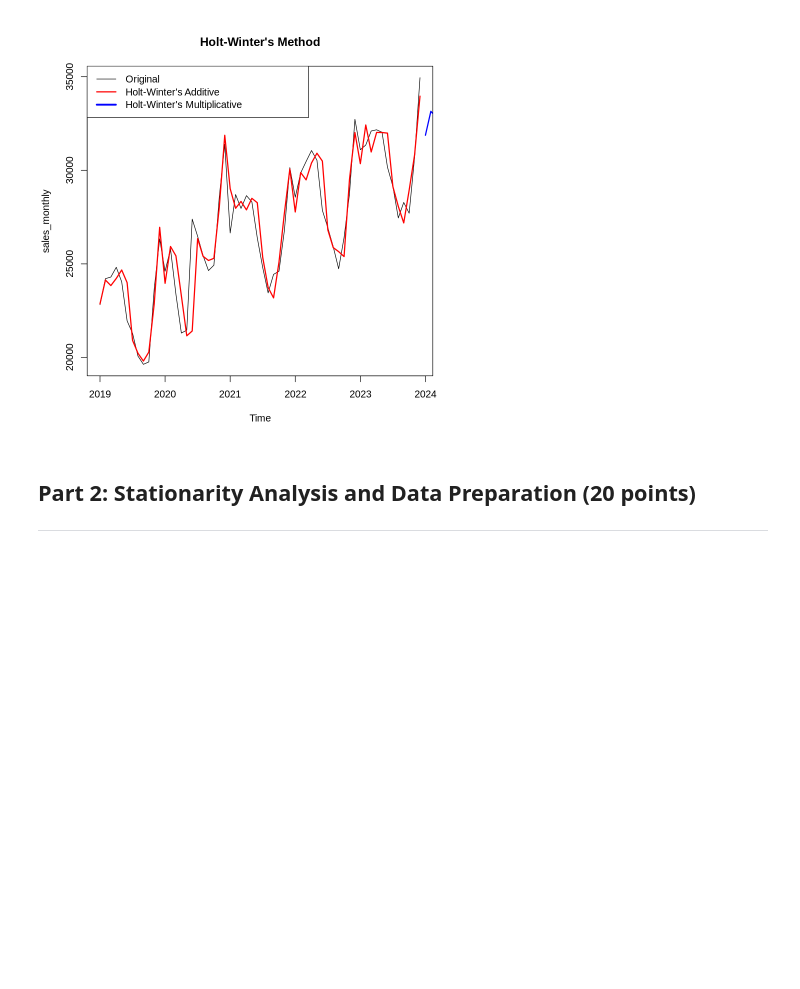
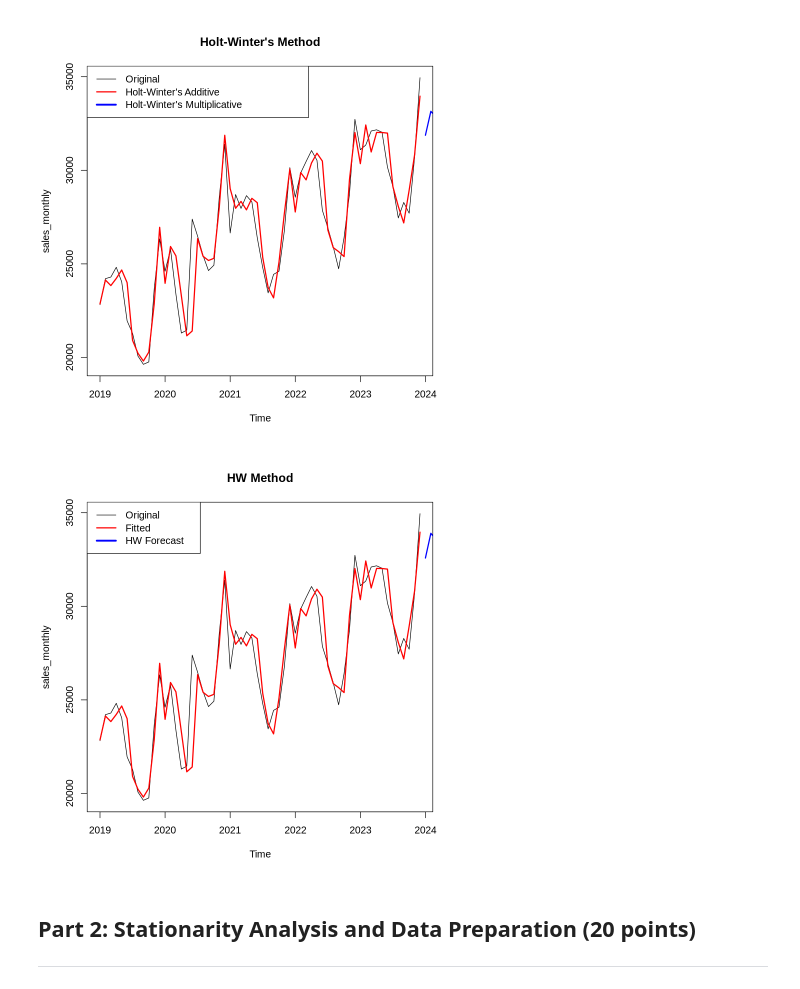
Before and after one commit to caninecrew/hw_5, a Jupyter notebook: HW_5_DS4220_Samuel_Rumbley.ipynb, the cells around one changed output. Cells and saved outputs as stored; diff of their text form; code cells hidden in the pictures; blank space fills up the shorter version.

```diff
--- a/HW_5_DS4220_Samuel_Rumbley.ipynb
+++ b/HW_5_DS4220_Samuel_Rumbley.ipynb
@@ -77,11 +77,11 @@ Simple Exponential Smoothing is best suited for stable data that does not includ
 # %% [markdown]
 ### **1.3** Apply Holt-Winters exponential smoothing (both additive and multiplicative seasonality) to capture seasonal patterns in daily sales. Compare the forecasts from both approaches and explain which performs better for this e-commerce dataset. **(9 points)**
 # %%
-sales_data$daily_sales <- as.numeric(sales_data$daily_sales) # makes the data numeric
+sales_data$daily_sales_numeric <- as.numeric(sales_data$daily_sales) # makes the data numeric
 
 monthly_avg <- sales_data %>%
   group_by(year, month) %>% # put each month and year together
-  summarise(avg_sales = mean(daily_sales, na.rm = TRUE), .groups = "drop") # finds the mean of sales for each entire month
+  summarise(avg_sales = mean(daily_sales_numeric, na.rm = TRUE), .groups = "drop") # finds the mean of sales for each entire month
 
 sales_monthly <- ts(monthly_avg$avg_sales, start = c(2019, 1), frequency = 12)
 # %%
@@ -99,6 +99,21 @@ lines(hw_multiplicative$mean, col="blue", lwd=2)
 legend("topleft", legend=c("Original", "Holt-Winter's Additive", "Holt-Winter's Multiplicative"), col=c("black", "red", "blue"), lwd=c(1, 2, 3))
 # %% [output]
 [figure]
+# %%
+# HW Method
+# Additive Seasonal element - seasonal effects remain constant over time
+hw_additive <- hw(sales_monthly, seasonal='additive', h=12)
+
+# multiplicative Seasonal element - seasonal effects remain proportional to data
+hw_multiplicative <- hw(sales_monthly, seasonal='multiplicative', h=12)
+
+# Plotting the series
+plot(sales_monthly, main="HW Method")
+lines(fitted(hw_additive), col='red', lwd=2)
+lines(hw_additive$mean, col="blue", lwd=2)
+legend("topleft", legend=c("Original", "Fitted", "HW Forecast"), col=c("black", "red", "blue"), lwd=c(1, 2, 3))
+# %% [output]
+[figure, added]
 # %% [markdown]
 ## **Part 2**: Stationarity Analysis and Data Preparation (20 points)
 
```
Also changed, not shown: parts of 4 cells of this notebook.
